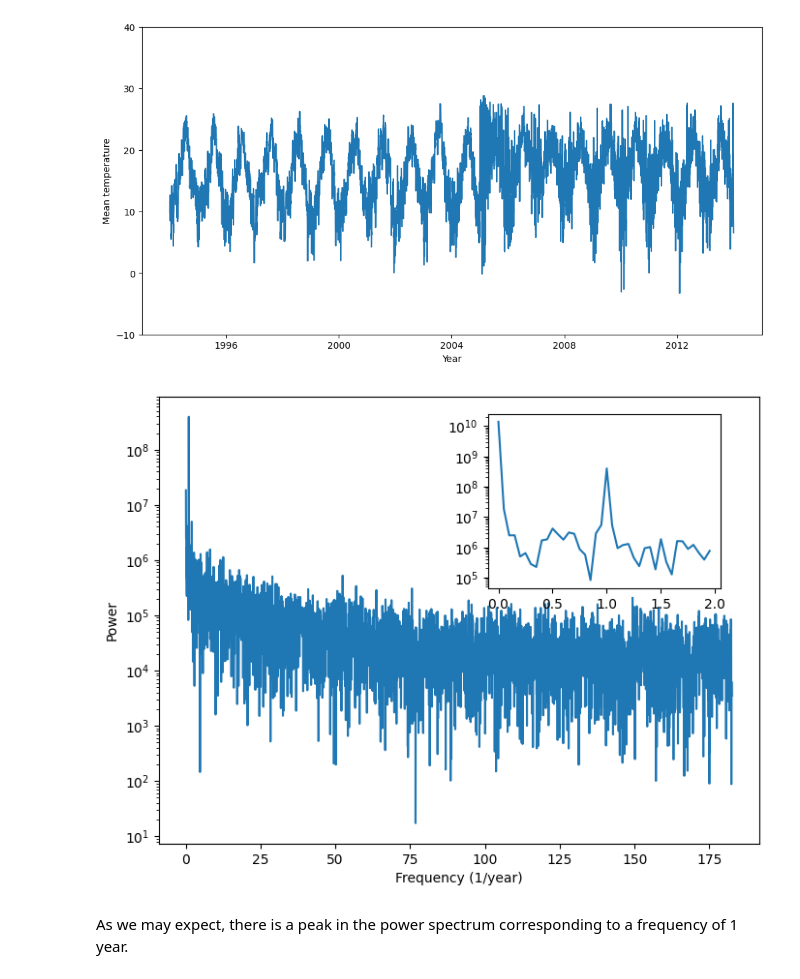
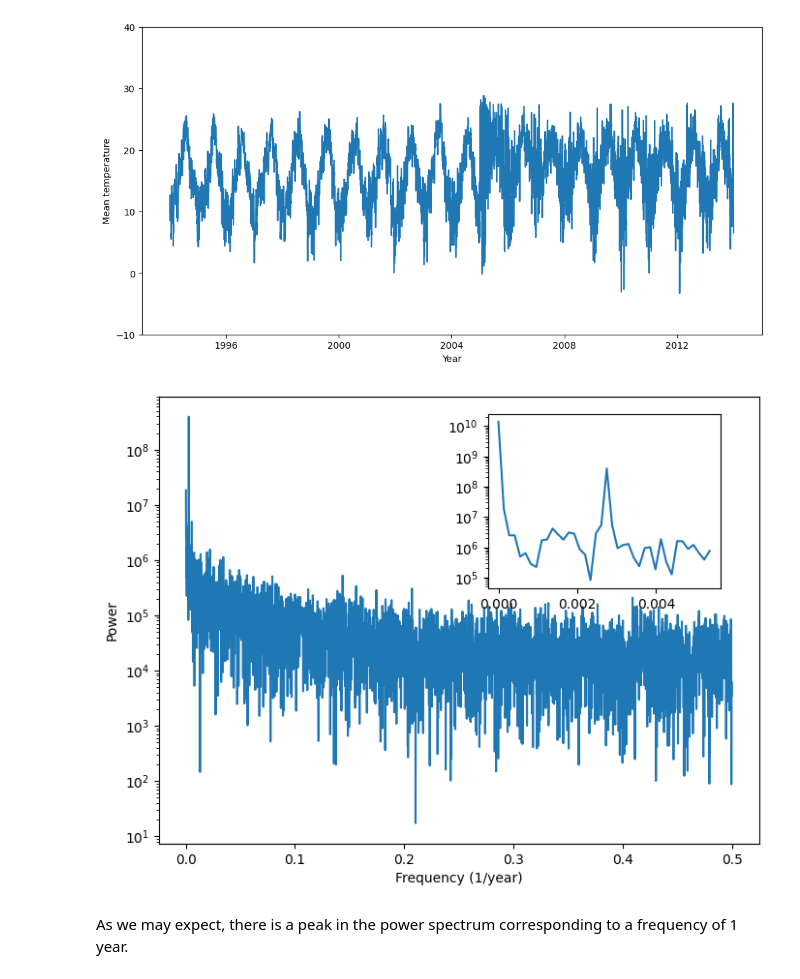
Before and after one commit to francescozanirato/ScientificComputingWithPython2023, a Jupyter notebook: 09_numerical.ipynb, the cells around one changed output. Drawn from its saved outputs; the diff is of its cells as text; code cells hidden in the pictures.

```diff
--- a/09_numerical.ipynb
+++ b/09_numerical.ipynb
@@ -703,32 +705,32 @@ Text(0, 0.5, 'Mean temperature')
 # %%
 # compute the Fourier transform and the spectral density of the signal
 temp_fft = fftpack.fft(temp)
 
 # take the square of its absolute value in order to get the power spectral density (PSD)
 temp_psd = np.abs(temp_fft) ** 2
 
 # get the frequencies
 # we choose an annual unit: a frequency of 1 corresponds to 1 year (365 days)
-fftfreq = fftpack.fftfreq(len(temp_psd), 1. / 365)
+fftfreq = fftpack.fftfreq(len(temp_psd), 1)
 
 # consider only the real part of the signal (positive frequencies)
 i = fftfreq > 0
 
 
 plt.figure(figsize=(8, 6))
 plt.plot(fftfreq[i], temp_psd[i])
 #plt.ylim(0, 5)
 plt.xlabel('Frequency (1/year)')
 plt.ylabel('Power')
 plt.yscale('log')
 
 # An inner plot to show the peak frequency
 axes = plt.axes([0.55, 0.55, 0.3, 0.3])
 plt.plot(fftfreq[:40], temp_psd[:40])
 plt.setp(axes, yticks=[])
 plt.yscale('log')
 # %% [output]
-[figure, old version]
+[figure, new version]
 # %% [markdown]
 As we may expect, there is a peak in the power spectrum corresponding to a frequency of 1 year.
 # %% [markdown]
```
Also changed, not shown: parts of 4 cells of this notebook, 2 other files.
